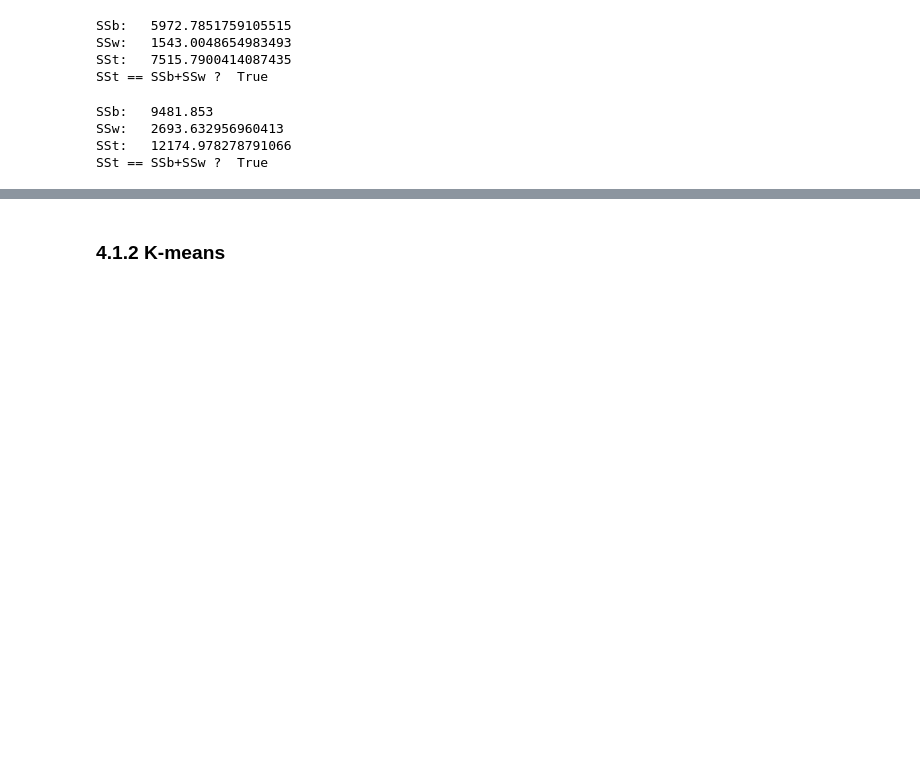
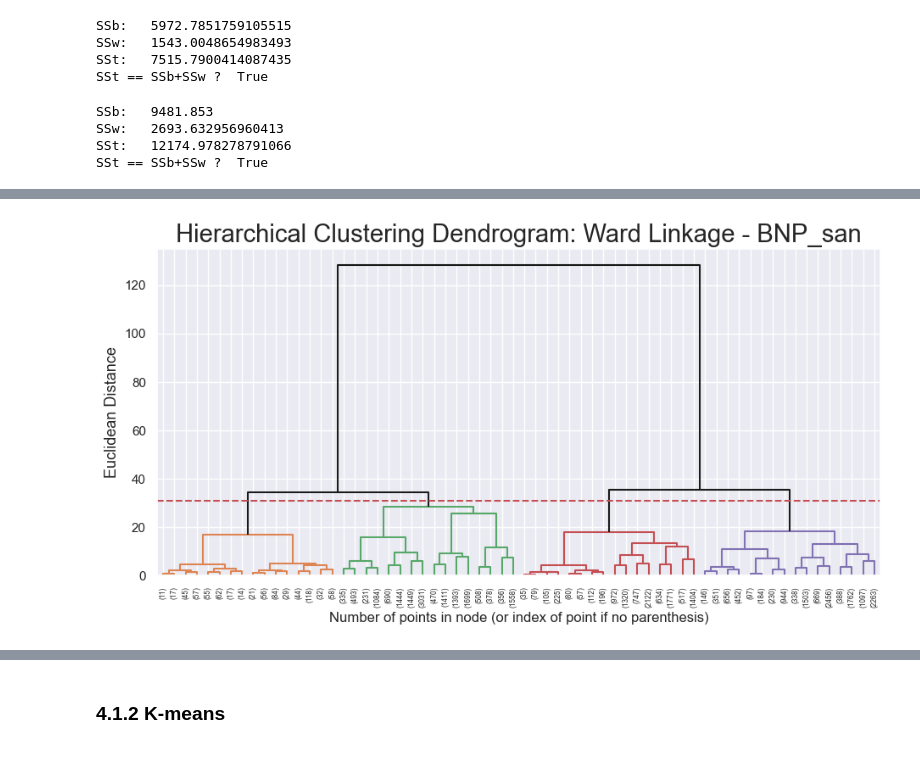
Before and after one commit to Alanog10/BNP-Paribas, a Jupyter notebook: Clustering.ipynb, the cells around one changed output, grey strips where cells are left out. Cells and saved outputs as stored; diff of their text form; code cells hidden in the pictures; blank space fills up the shorter version.

```diff
--- a/Clustering.ipynb
+++ b/Clustering.ipynb
@@ -1648,15 +1668,17 @@ linkage_matrix_san= linkage(financial_data_san, method="ward")
 # %%
 # plot the corresponding dendrogram
 sns.set()
 fig = plt.figure(figsize=(11,5))
-Y_THRESHOLD = 20
+Y_THRESHOLD = 31
 dendrogram(linkage_matrix_san, truncate_mode='level', p=5, color_threshold=Y_THRESHOLD, above_threshold_color='k')
 
 plt.hlines(Y_THRESHOLD, 0, 1000, colors="r", linestyles="dashed")
 plt.title(f'Hierarchical Clustering Dendrogram: Ward Linkage - BNP_san', fontsize=21)
 plt.xlabel('Number of points in node (or index of point if no parenthesis)')
 plt.ylabel(f'Euclidean Distance', fontsize=13)
 plt.show()
+# %% [output]
+[figure, added]
 # %%
 # 2 clusters
 
```
Also changed, not shown: parts of 58 cells of this notebook.
